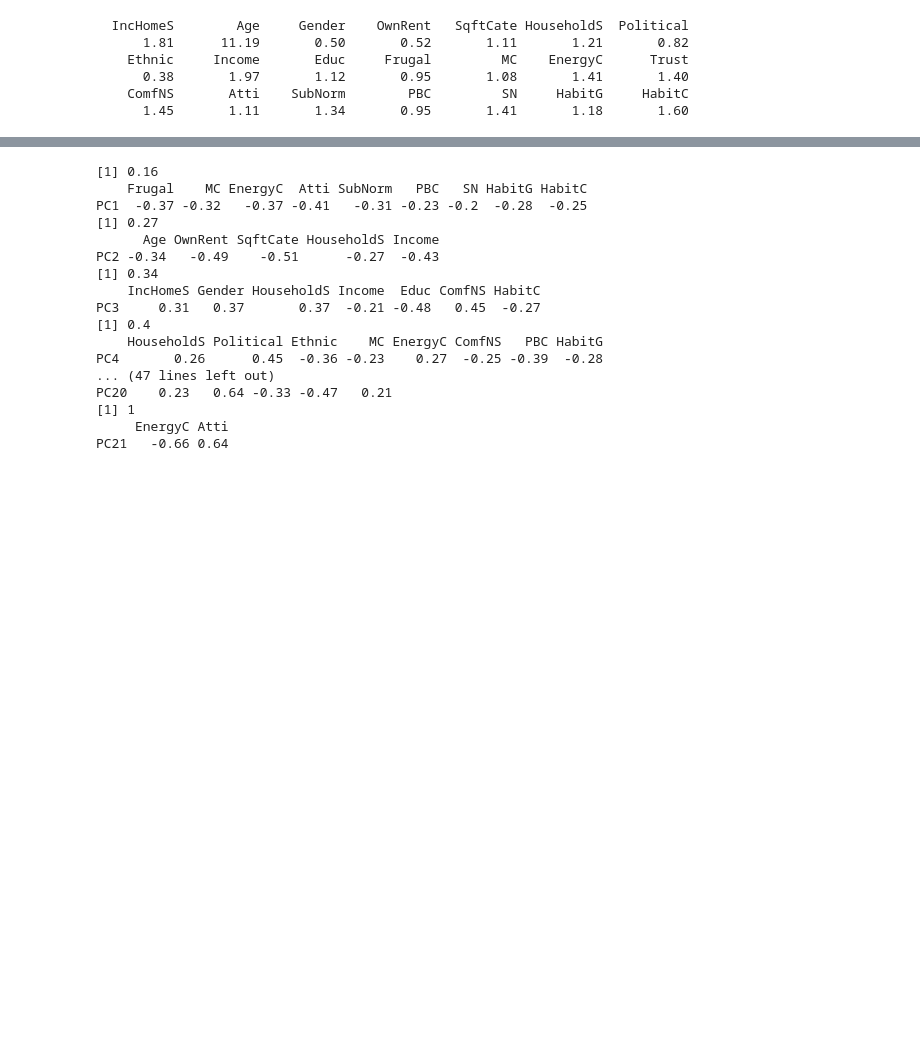
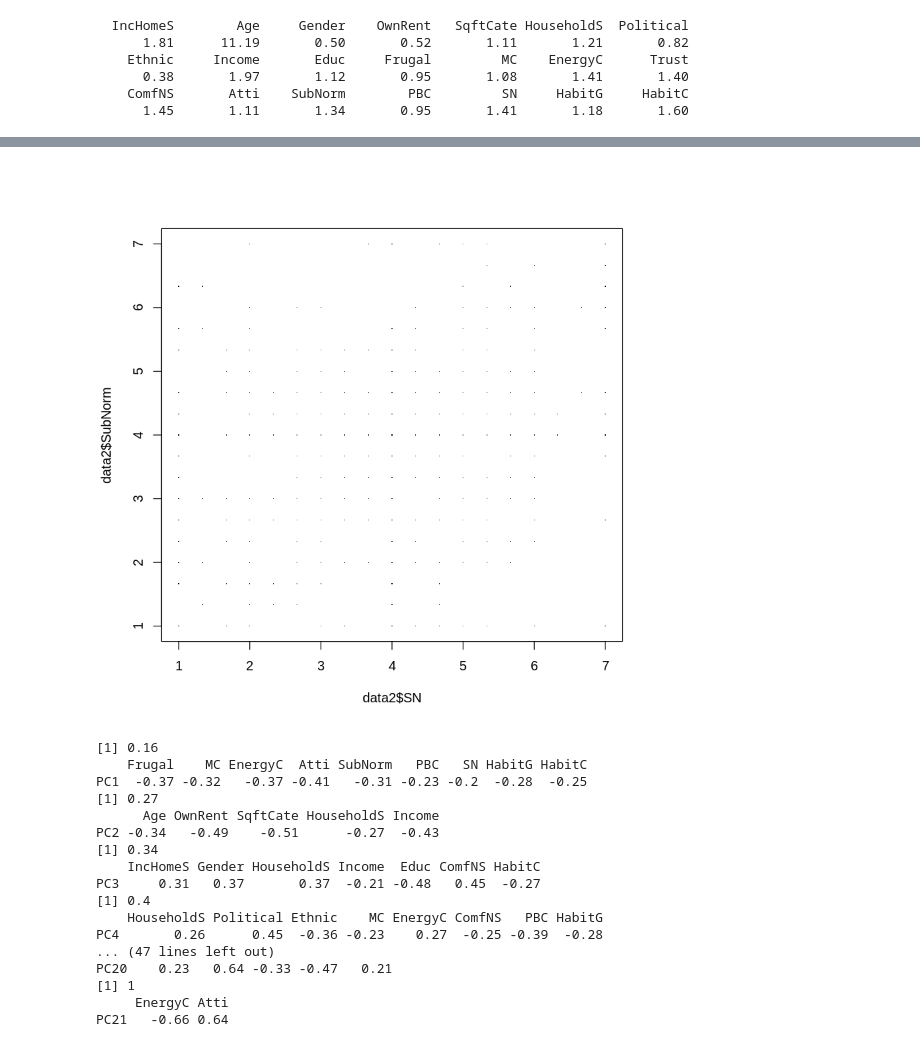
Before and after one commit to audrism/powerstats, a Jupyter notebook: Hypothesis1.ipynb, the cells around one changed output, grey strips where cells are left out. Cells and saved outputs as stored; diff of their text form; code cells hidden in the pictures; blank space fills up the shorter version.

```diff
--- a/Hypothesis1.ipynb
+++ b/Hypothesis1.ipynb
@@ -332,0 +359,3 @@ hiCor(data2,.75)
+# %%
+plot(data2$SN,data2$SubNorm,pch=".",scatter=)
+# %% [output]
@@ -333,3 +369,4 @@ hiCor(data2,.75)
+[figure, added]
 # %%
 res<-prcomp(data2, retx=F,scale=T)$rotation[,1:21];
 resAbs <- res;
```
Also changed, not shown: parts of 11 cells of this notebook, 2 other files.
